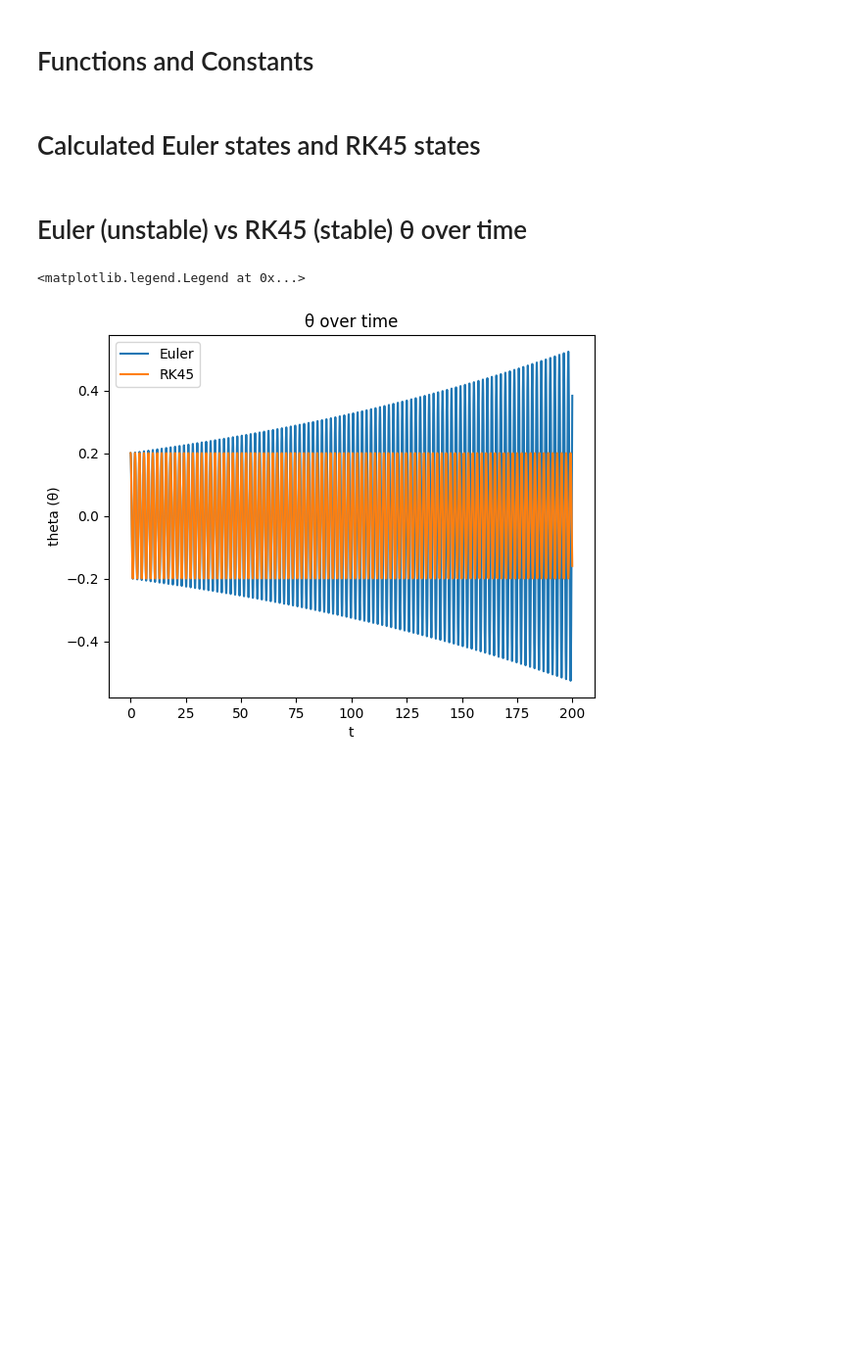
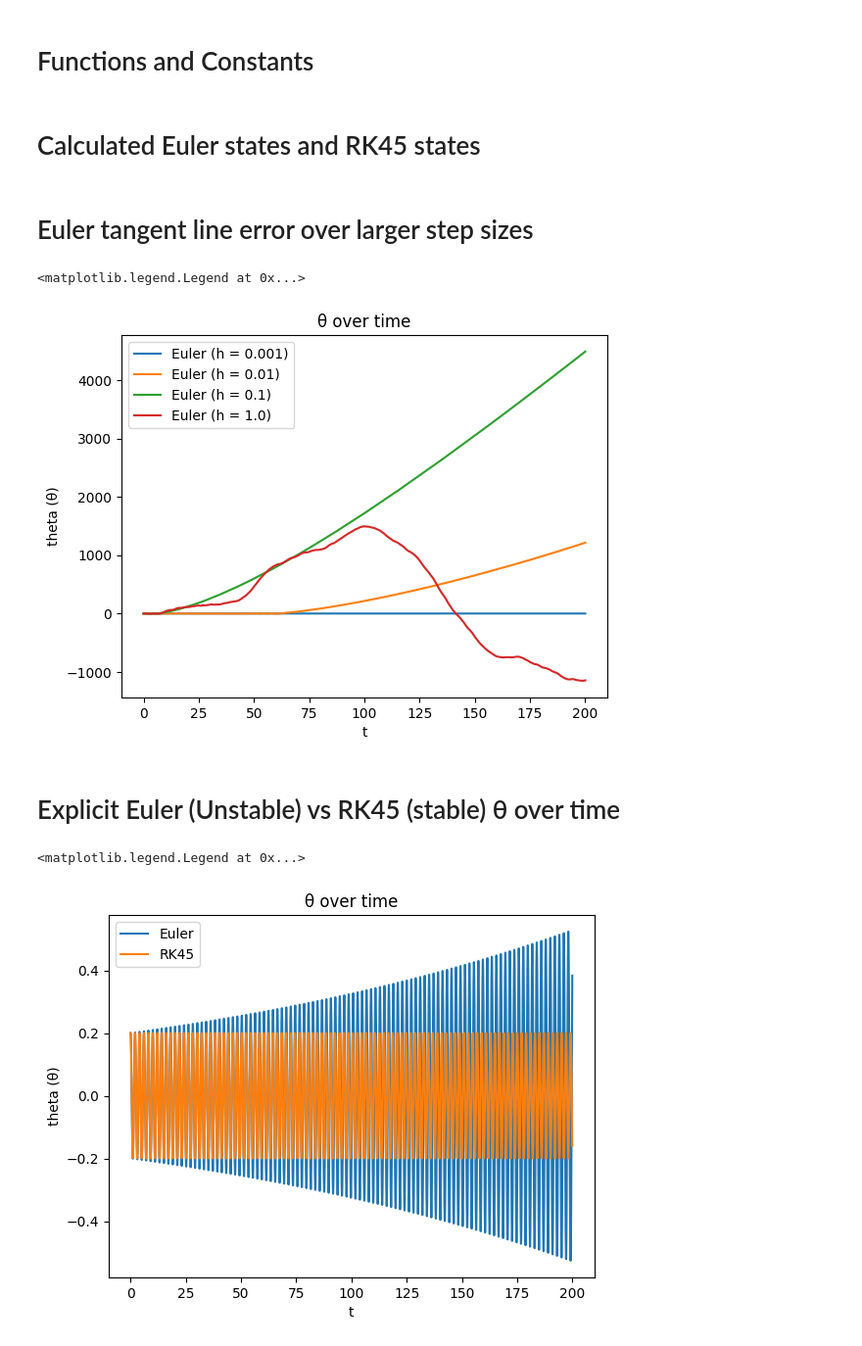
Before and after one commit to Suzukuru/pendulum_diffeqdynamical, a Jupyter notebook: Pendulum.ipynb, the cells around one changed output. Shown at 98% size. Cells and saved outputs as stored; diff of their text form; code cells hidden in the pictures; blank space fills up the shorter version.

```diff
--- a/Pendulum.ipynb
+++ b/Pendulum.ipynb
@@ -64,6 +86,24 @@ S, T = euler(S_0, 0, 200, h)
 
 # RK45 Numerical Method explicit t size and tighter tolerance, uses T (t_end (200) / h (0.001)) from Euler for t size
 sol_final = solve_ivp(F, (0, 200), S_0, t_eval=np.clip(T, 0, 200), rtol=1e-9, atol=1e-12, method='RK45')
+# %% [markdown]
+# Euler tangent line error over larger step sizes
+# %%
+S_1, T_1 = euler(S_0, 0, 200, 0.01)
+S_2, T_2 = euler(S_0, 0, 200, 0.1)
+S_3, T_3 = euler(S_0, 0, 200, 1.0)
+
+plt.plot(T, S[:, 0], label="Euler (h = 0.001)")
+plt.plot(T_1, S_1[:, 0], label="Euler (h = 0.01)")
+plt.plot(T_2, S_2[:, 0], label="Euler (h = 0.1)")
+plt.plot(T_3, S_3[:, 0], label="Euler (h = 1.0)")
+plt.xlabel("t")
+plt.ylabel("theta (θ)")
+plt.title("θ over time")
+plt.legend()
+# %% [output]
+<matplotlib.legend.Legend at 0x...>
+[figure, added]
 # %% [markdown]
-# Euler (unstable) vs RK45 (stable) θ over time
+# Explicit Euler (Unstable) vs RK45 (stable) θ over time
 # %%
```
Also changed, not shown: parts of 8 cells of this notebook.
